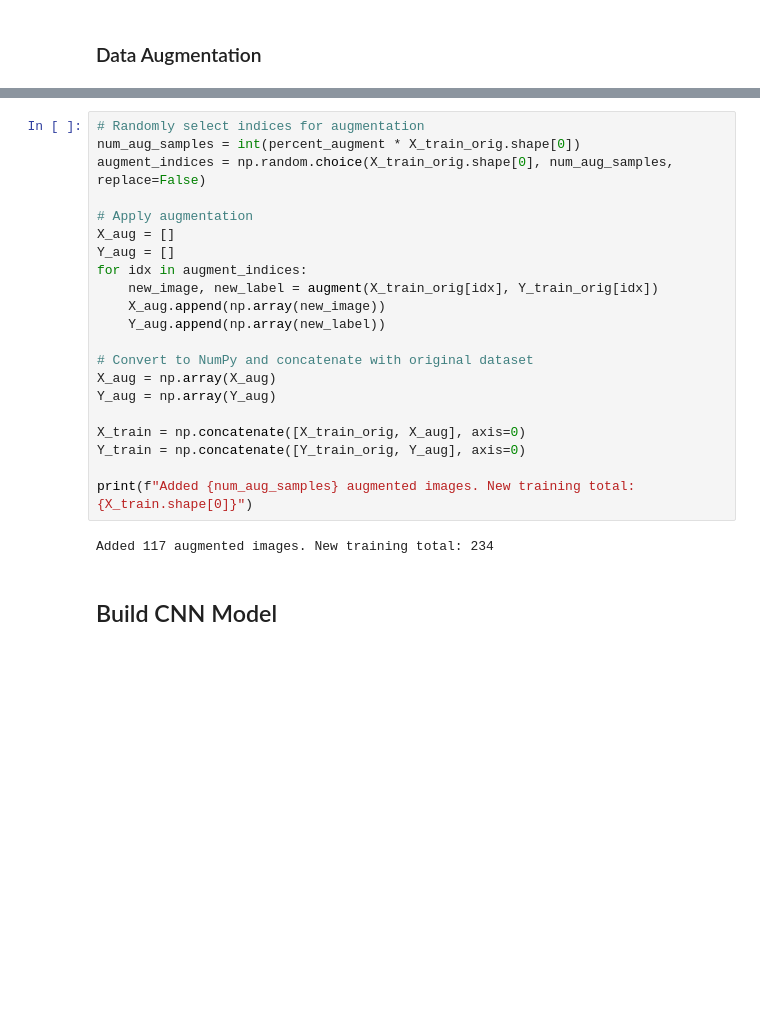
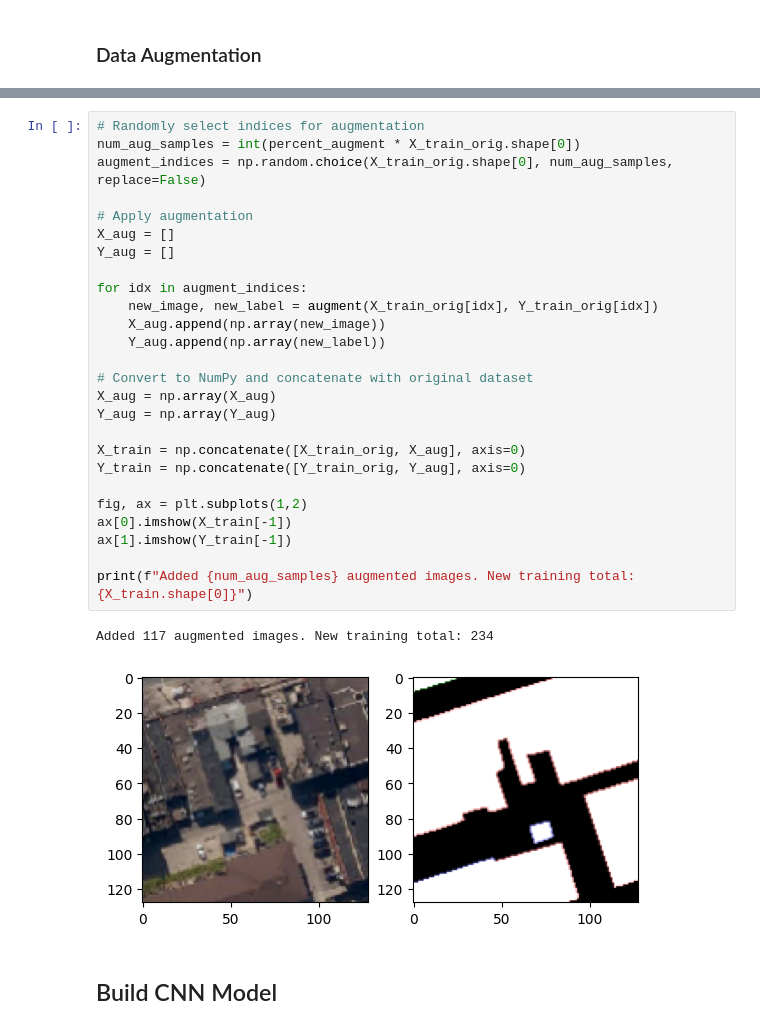
Before and after one commit to connorcrowe/to-lulc-aiml, a Jupyter notebook: 2_CNN/2_CNN.ipynb, the cells around one changed output, grey strips where cells are left out. Cells and saved outputs as stored; diff of their text form; blank space fills up the shorter version.

```diff
--- a/2_CNN/2_CNN.ipynb
+++ b/2_CNN/2_CNN.ipynb
@@ -172,26 +206,32 @@ def augment(image, label, brightness_factor=0.5, flip_prob=0.5):
 # %%
 # Randomly select indices for augmentation
 num_aug_samples = int(percent_augment * X_train_orig.shape[0])
 augment_indices = np.random.choice(X_train_orig.shape[0], num_aug_samples, replace=False)
 
 # Apply augmentation
 X_aug = []
 Y_aug = []
+
 for idx in augment_indices:
     new_image, new_label = augment(X_train_orig[idx], Y_train_orig[idx])
     X_aug.append(np.array(new_image))
     Y_aug.append(np.array(new_label))
 
 # Convert to NumPy and concatenate with original dataset
 X_aug = np.array(X_aug)
 Y_aug = np.array(Y_aug)
 
 X_train = np.concatenate([X_train_orig, X_aug], axis=0)
 Y_train = np.concatenate([Y_train_orig, Y_aug], axis=0)
 
+fig, ax = plt.subplots(1,2)
+ax[0].imshow(X_train[-1])
+ax[1].imshow(Y_train[-1])
+
 print(f"Added {num_aug_samples} augmented images. New training total: {X_train.shape[0]}")
 # %% [output]
 Added 117 augmented images. New training total: 234
+[figure, added]
 # %% [markdown]
 ## Build CNN Model
 # %%
```
Also changed, not shown: parts of 5 cells of this notebook.
